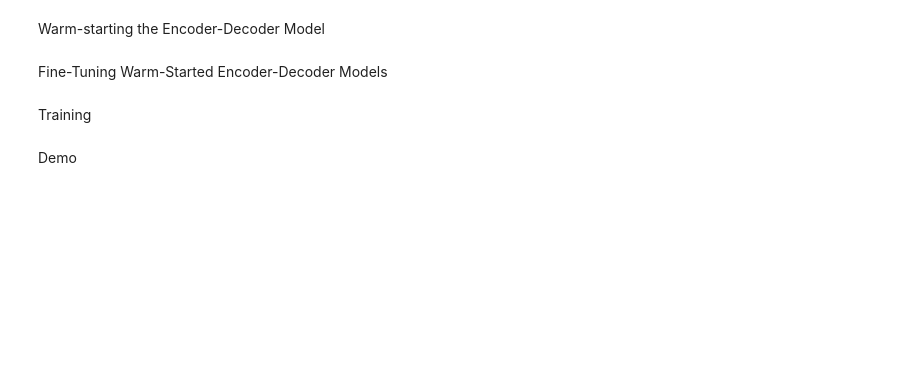
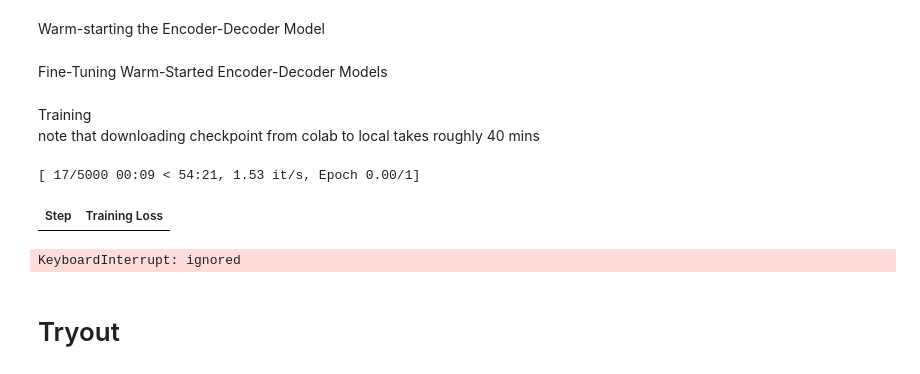
Before and after one commit to Lukehsu1999/GE2340-Formality-Transfer, a Jupyter notebook: GYAFC_Bert2Bert.ipynb, the cells around one changed output. Saved outputs shown, nothing was run; the diff lists cells and outputs as text; code cells hidden in the pictures; blank space fills up the shorter version.

```diff
--- a/GYAFC_Bert2Bert.ipynb
+++ b/GYAFC_Bert2Bert.ipynb
@@ -17,14 +37,17 @@ Get dataset
+# %%
+path_to_formal_train_set=""
+path_to_informal_train_set=""
 # %%
 #put your path
-train_formal_corpus=open("#path to your formal sentence file","r")
+train_formal_corpus=open(path_to_formal_train_set,"r")
 formal_lines=train_formal_corpus.readlines()
-train_informal_corpus=open("#path to your informal sentence file","r")
+train_informal_corpus=open(path_to_informal_train_set,"r")
 informal_lines=train_informal_corpus.readlines()
 # %%
 from datasets import Dataset
 
 train_data_map={"id":[],"formal":[],"informal":[]}
-for i in range(0,3000):
+for i in range(0,20000):
   train_data_map["id"].append(i)
   train_data_map["formal"].append(formal_lines[i])
   train_data_map["informal"].append(informal_lines[i])
@@ -32,7 +55,7 @@ for i in range(0,3000):
 train_data=Dataset.from_dict(train_data_map)
 
 val_data_map={"id":[],"formal":[],"informal":[]}
-for i in range(3000,3500):
+for i in range(20000,22000):
   val_data_map["id"].append(i)
   val_data_map["formal"].append(formal_lines[i])
   val_data_map["informal"].append(informal_lines[i])
@@ -92,9 +113,10 @@ val_data.set_format(
 Warm-starting the Encoder-Decoder Model
 # %%
 from transformers import EncoderDecoderModel
-#if you want to start from a checkpoint: bert2bert=EncoderDecoderModel.from_pretrained("#path to checkpoint")
+#if you want to start from a checkpoint:
+bert2bert=EncoderDecoderModel.from_pretrained("/content/drive/MyDrive/CityU/FYP/Bert2Bert_Checkpoints/20K_Ep2")
 #if you want to build one from start:
-bert2bert = EncoderDecoderModel.from_encoder_decoder_pretrained("bert-base-uncased", "bert-base-uncased")
+#bert2bert = EncoderDecoderModel.from_encoder_decoder_pretrained("bert-base-uncased", "bert-base-uncased")
 # %%
 # set special tokens
 bert2bert.config.decoder_start_token_id = tokenizer.bos_token_id
@@ -168,36 +189,42 @@ def compute_metrics(pred):
         "rouge2_recall": round(rouge_output.recall, 4),
         "rouge2_fmeasure": round(rouge_output.fmeasure, 4),
     }
-# %% [markdown]
-Training
+# %% [markdown]
+Training <br>
+note that downloading checkpoint from colab to local takes roughly 40 mins
 # %%
 # set training arguments - these params are not really tuned, feel free to change
 training_args = Seq2SeqTrainingArguments(
-    output_dir="./",
+    output_dir="./",#maybe ./ is better, cause directly linking to cloud will cause trash overflow
     per_device_train_batch_size=batch_size,
     per_device_eval_batch_size=batch_size,
     predict_with_generate=True,
     #evaluate_during_training=True,
     do_train=True,
     do_eval=True,
-    logging_steps=2,  #2, set to 1000 for full training
+    logging_steps=16,  #2, set to 1000 for full training
     save_steps=16,  #16 set to 500 for full training
     eval_steps=4,  #4 set to 8000 for full training
     warmup_steps=1,  #1 set to 2000 for full training
     #max_steps=16, # delete for full training
     overwrite_output_dir=True,
     save_total_limit=3,
     fp16=True,
+    num_train_epochs=1
 )
 
 # instantiate trainer
 trainer = Seq2SeqTrainer(
     model=bert2bert,
     args=training_args,
     compute_metrics=compute_metrics,
     train_dataset=train_data,
     eval_dataset=val_data,
 )
 trainer.train()
+# %% [output]
+[ 17/5000 00:09 < 54:21, 1.53 it/s, Epoch 0.00/1]
+| Step | Training Loss |
+KeyboardInterrupt: ignored
-# %% [markdown]
-Demo
+# %% [markdown]
+<h1>Tryout</h1>
```
Also changed, not shown: parts of 15 cells of this notebook.
